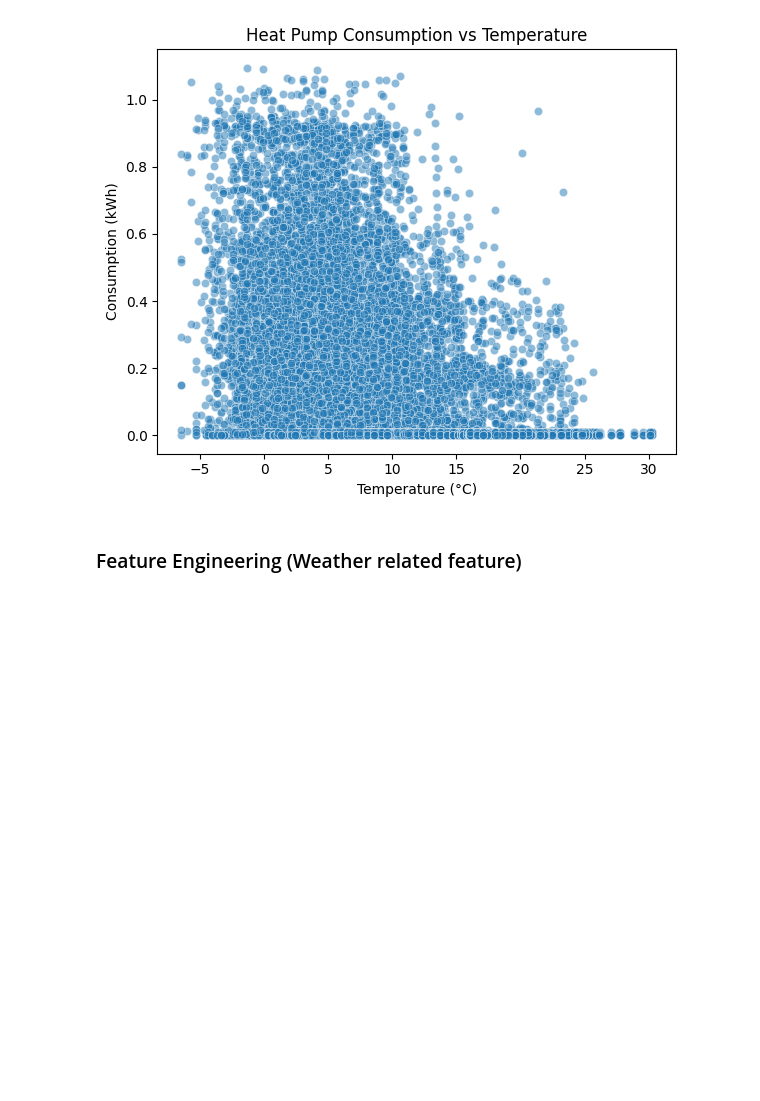
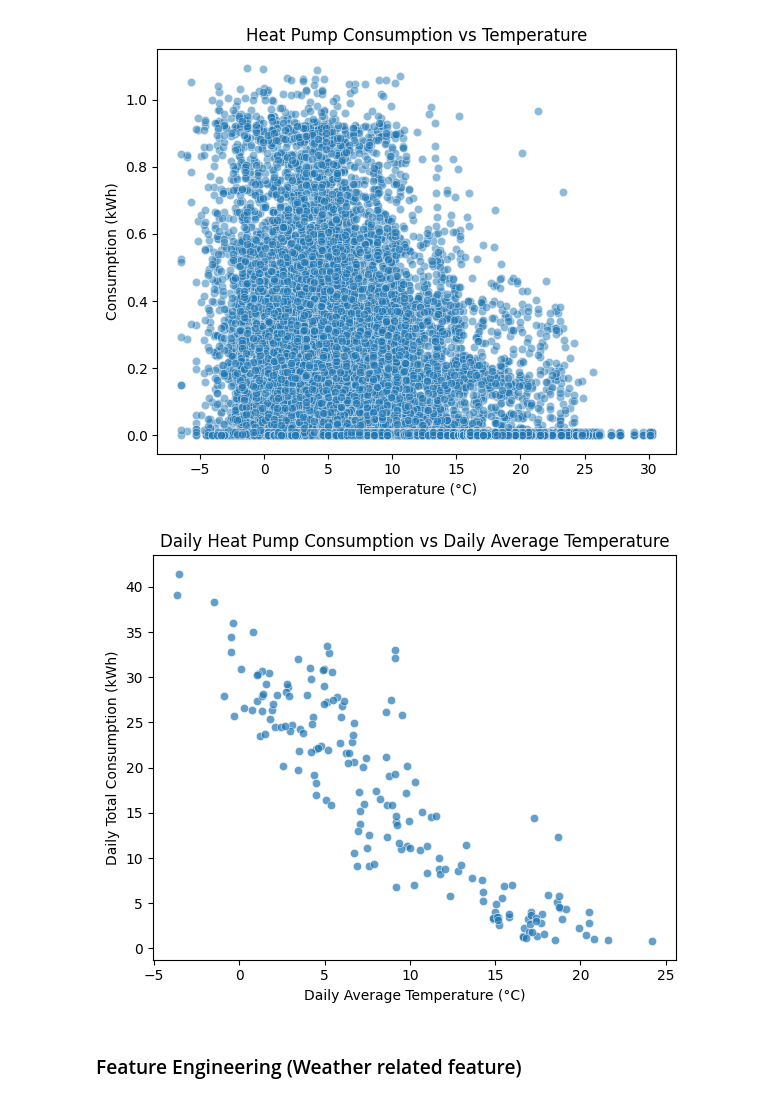
Before and after one commit to roushansr/Energy_Management, a Jupyter notebook: Code_Medium.ipynb, the cells around one changed output. Cells and saved outputs as stored; diff of their text form; code cells hidden in the pictures; blank space fills up the shorter version.

```diff
--- a/Code_Medium.ipynb
+++ b/Code_Medium.ipynb
@@ -1079,6 +1079,31 @@ plt.tight_layout()
 plt.show()
 # %% [output]
 [figure]
+# %%
+# Resample to daily sum or mean
+
+# For consumption, daily sum
+daily_consumption = df_merged['r1_hp'].resample('D').sum()
+
+# For temperature, daily mean
+daily_temperature = df_merged['temperature_2m'].resample('D').mean()
+
+# Combine into one DataFrame
+df_daily = pd.DataFrame({
+    'daily_consumption': daily_consumption,
+    'daily_temperature': daily_temperature
+})
+
+# Plot scatter
+plt.figure(figsize=(6, 5))
+sns.scatterplot(data=df_daily, x='daily_temperature', y='daily_consumption', alpha=0.7)
+plt.title("Daily Heat Pump Consumption vs Daily Average Temperature")
+plt.xlabel("Daily Average Temperature (°C)")
+plt.ylabel("Daily Total Consumption (kWh)")
+plt.tight_layout()
+plt.show()
+# %% [output]
+[figure, added]
 # %% [markdown]
 ### Feature Engineering (Weather related feature)
 # %%
```
